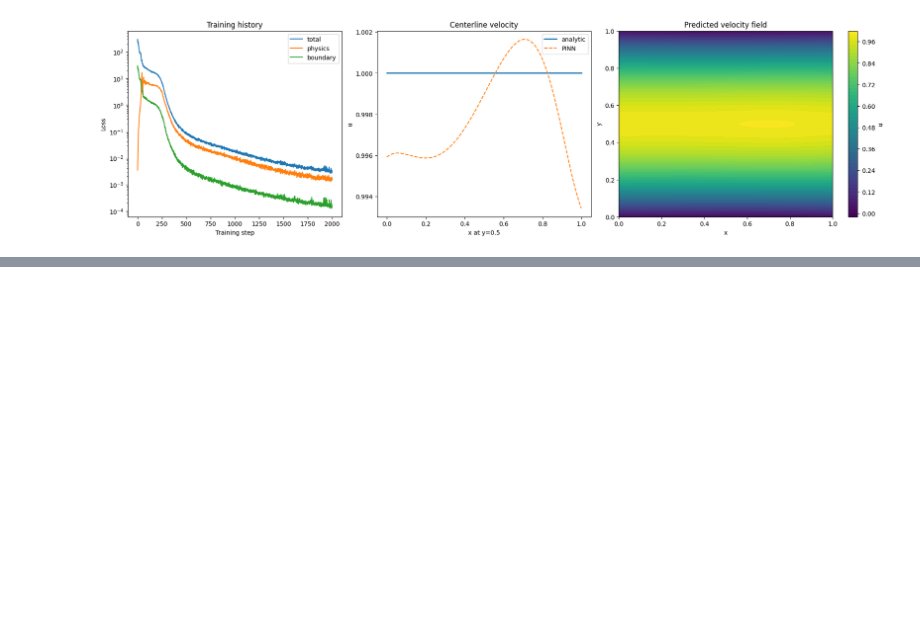
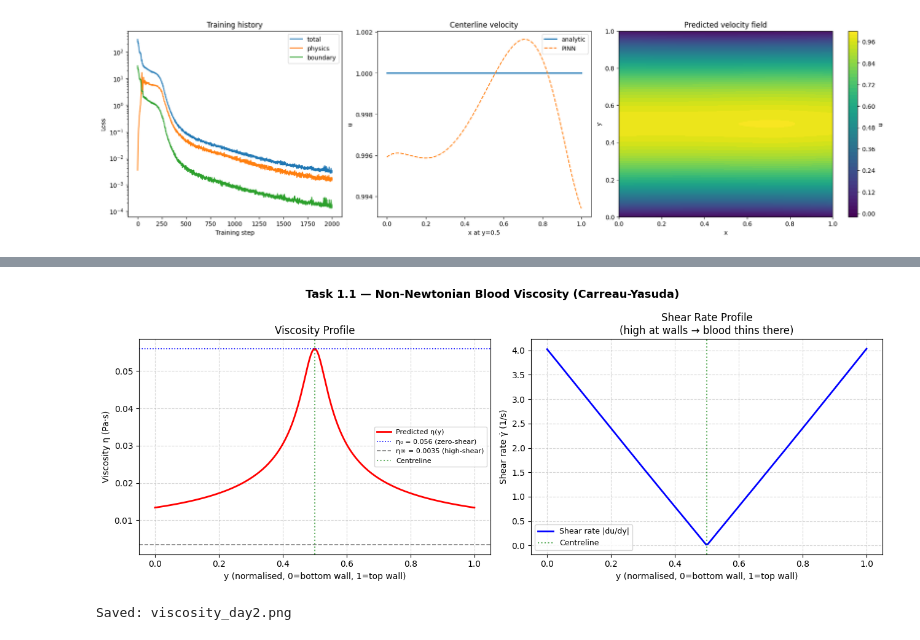
Before and after one commit to ath4trva/RheolNet, a Jupyter notebook: notebooks/Atharva_pinn_dev.ipynb, the cells around one changed output, grey strips where cells are left out. Cells and saved outputs as stored; diff of their text form; code cells hidden in the pictures; blank space fills up the shorter version.

Commit message:
Kaggle Notebook | Day-2 RheolNet | Version 2

```diff
--- a/notebooks/Atharva_pinn_dev.ipynb
+++ b/notebooks/Atharva_pinn_dev.ipynb
@@ -377,0 +353,15 @@ Next integration step: connect collocation points from Person 2's geometry loade
+# %%
+def carreau_yasuda_viscosity(gamma_dot, eta0=0.056, eta_inf=0.0035, lam=3.313, n=0.3568, a=2.0):
+    """
+    Carreau-Yasuda model for blood viscosity.
+
+    eta0    = 0.056  Pa·s  — thick blood at rest (RBCs clumped)
+    eta_inf = 0.0035 Pa·s  — thin blood at high speed (RBCs dispersed)
+    lam     = 3.313  s     — time constant: where thinning kicks in
+    n       = 0.3568       — how steep the thinning is (< 1 = shear-thinning)
+    a       = 2.0          — shape of the thinning curve
+
+    gamma_dot: shear rate tensor |du/dy|, shape [N]
+    returns: viscosity tensor, same shape [N]
+    """
+    return eta_inf + (eta0 - eta_inf) * (1.0 + (lam * gamma_dot) ** a) ** ((n - 1.0) / a)
@@ -377,0 +427,62 @@ Next integration step: connect collocation points from Person 2's geometry loade
+# %%
+model.eval()
+
+# Sample a cross-section across the pipe at x = 0.5 (midpoint of unit domain)
+# y goes from 0 (bottom wall) to 1 (top wall) — matches your notebook's coordinate system
+n_pts = 200
+y_vals = torch.linspace(0.0, 1.0, n_pts, device=device)
+x_vals = torch.full((n_pts,), 0.5, device=device)
+xy_slice = torch.stack([x_vals, y_vals], dim=1)   # [200, 2]
+
+# Run the non-Newtonian residuals
+_, _, eta_field, gamma_dot_field = compute_ns_residuals_nonnewtonian(xy_slice)
+
+# Pull off GPU and out of PyTorch computation graph for plotting
+y_np         = y_vals.detach().cpu().numpy()
+eta_np       = eta_field.detach().cpu().numpy()
+gamma_dot_np = gamma_dot_field.detach().cpu().numpy()
+
+# Sanity check before plotting
+print("=== Sanity check ===")
+print(f"  Centreline (y=0.5): eta = {eta_np[n_pts//2]:.5f} Pa·s")
+print(f"  Bottom wall (y=0):  eta = {eta_np[0]:.5f} Pa·s")
+print(f"  Top wall    (y=1):  eta = {eta_np[-1]:.5f} Pa·s")
+print(f"  Max shear rate: {gamma_dot_np.max():.4f} 1/s")
+print(f"  Min shear rate: {gamma_dot_np.min():.4e} 1/s")
+
+if eta_np[n_pts//2] > eta_np[0]:
+    print("  ✓ Shear-thinning confirmed — centreline thicker than wall")
+else:
+    print("  ✗ WARNING: viscosity pattern inverted — model may not be converged yet")
+
+# Plot
+fig, axes = plt.subplots(1, 2, figsize=(13, 5))
+fig.suptitle("Task 1.1 — Non-Newtonian Blood Viscosity (Carreau-Yasuda)", fontsize=13, fontweight='bold')
+
+# Left: viscosity across the pipe
+ax1 = axes[0]
+ax1.plot(y_np, eta_np, 'r-', linewidth=2, label='Predicted η(y)')
+ax1.axhline(0.056,  color='blue', linestyle=':', linewidth=1.2, label='η₀ = 0.056 (zero-shear)')
+ax1.axhline(0.0035, color='gray', linestyle='--', linewidth=1.2, label='η∞ = 0.0035 (high-shear)')
+ax1.axvline(0.5, color='green', linestyle=':', alpha=0.6, label='Centreline')
+ax1.set_xlabel('y (normalised, 0=bottom wall, 1=top wall)')
+ax1.set_ylabel('Viscosity η (Pa·s)')
+ax1.set_title('Viscosity Profile')
+ax1.legend(fontsize=8)
+ax1.grid(True, linestyle='--', alpha=0.5)
+
+# Right: shear rate (explains why viscosity looks the way it does)
+ax2 = axes[1]
+ax2.plot(y_np, gamma_dot_np, 'b-', linewidth=2, label='Shear rate |du/dy|')
+ax2.axvline(0.5, color='green', linestyle=':', alpha=0.6, label='Centreline')
+ax2.set_xlabel('y (normalised, 0=bottom wall, 1=top wall)')
+ax2.set_ylabel('Shear rate γ̇ (1/s)')
+ax2.set_title('Shear Rate Profile\n(high at walls → blood thins there)')
+ax2.legend(fontsize=9)
+ax2.grid(True, linestyle='--', alpha=0.5)
+
+plt.tight_layout()
+plt.savefig('viscosity_day2.png', dpi=150, bbox_inches='tight')
+plt.show()
+print("Saved: viscosity_day2.png")
+# %% [output]
@@ -377,0 +496,2 @@ Next integration step: connect collocation points from Person 2's geometry loade
+[figure, added]
+Saved: viscosity_day2.png
```
Also changed, not shown: parts of 7 cells of this notebook.
